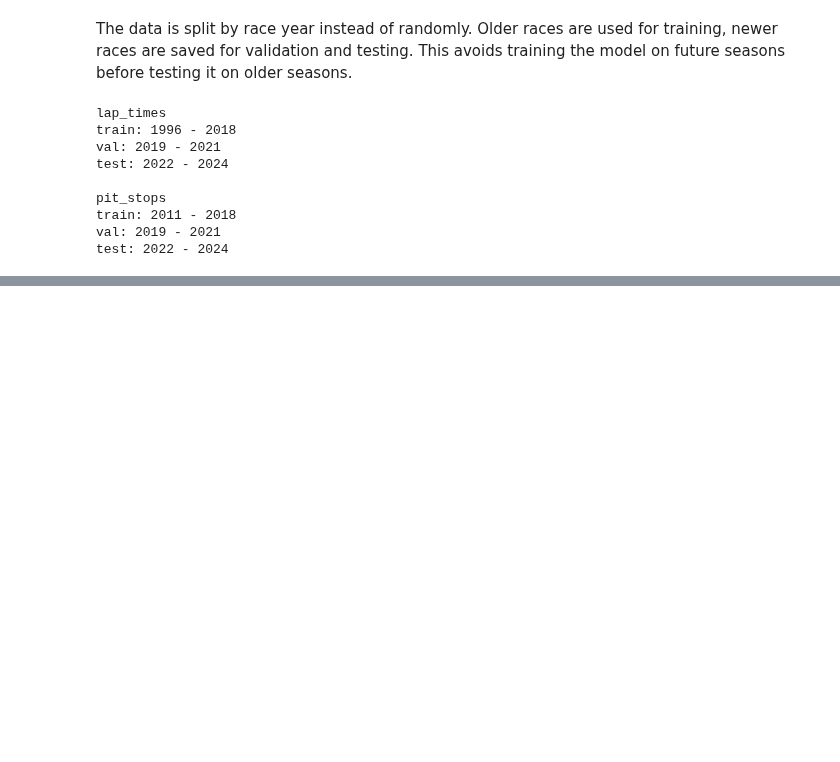
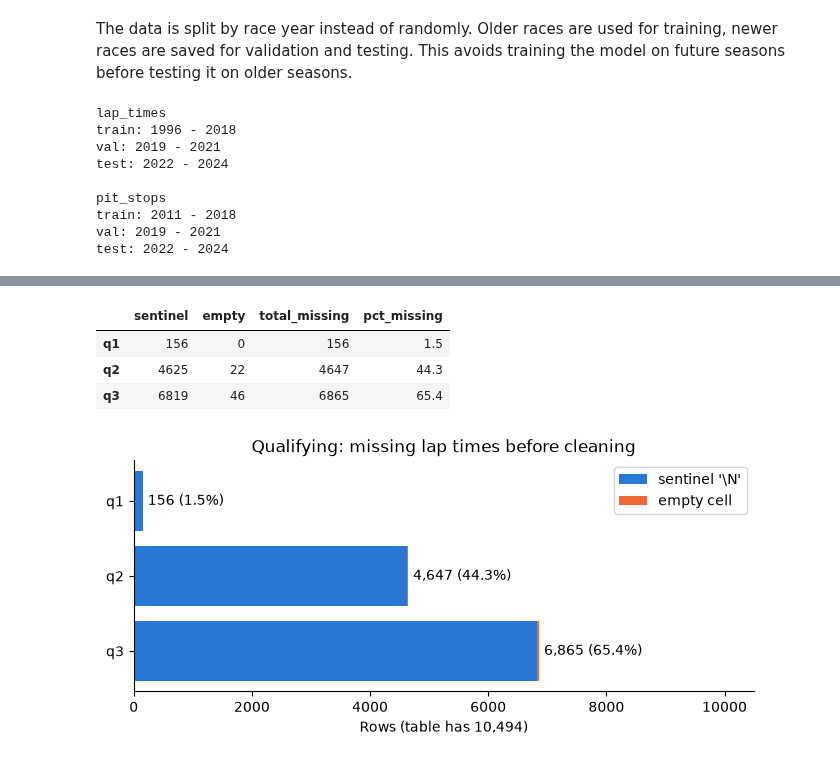
Before and after one commit to amado-888/ACL_Project, a Jupyter notebook: data-cleaning.ipynb, the cells around one changed output, grey strips where cells are left out. Cells and saved outputs as stored; diff of their text form; code cells hidden in the pictures; blank space fills up the shorter version.

```diff
--- a/data-cleaning.ipynb
+++ b/data-cleaning.ipynb
@@ -682,0 +692,8 @@ test: 2022 - 2024
+# %%
+qualifying = qualifying_df.copy()
+sprint_results = sprint_results_df.copy()
+
+SENTINEL = "\\N"
+
+# Fixed colors for all plots in this section
+BLUE, ORANGE, AQUA = "#2a78d6", "#eb6834", "#1baf7a"
@@ -682,0 +707,32 @@ test: 2022 - 2024
+# %%
+def missing_audit(df):
+    audit = pd.DataFrame({
+        "sentinel": df.astype(str).eq(SENTINEL).sum(),
+        "empty": df.isna().sum(),
+    })
+    audit["total_missing"] = audit["sentinel"] + audit["empty"]
+    audit["pct_missing"] = (audit["total_missing"] / len(df) * 100).round(1)
+    return audit[audit["total_missing"] > 0]
+
+q_audit = missing_audit(qualifying)
+q_audit
+# %% [output]
+|  | sentinel | empty | total_missing | pct_missing |
+| q1 | 156 | 0 | 156 | 1.5 |
+| q2 | 4625 | 22 | 4647 | 44.3 |
+| q3 | 6819 | 46 | 6865 | 65.4 |
+# %%
+fig, ax = plt.subplots(figsize=(8, 3))
+ax.barh(q_audit.index, q_audit["sentinel"], color=BLUE, label="sentinel '\\N'")
+ax.barh(q_audit.index, q_audit["empty"], left=q_audit["sentinel"], color=ORANGE, label="empty cell")
+for i, total in enumerate(q_audit["total_missing"]):
+    ax.text(total + 80, i, f"{total:,} ({q_audit['pct_missing'].iloc[i]}%)", va="center")
+ax.set_xlim(0, len(qualifying))
+ax.invert_yaxis()
+ax.set_xlabel(f"Rows (table has {len(qualifying):,})")
+ax.set_title("Qualifying: missing lap times before cleaning")
+ax.legend(loc="upper right")
+sns.despine()
+plt.show()
+# %% [output]
+[figure, added]
```
Also changed, not shown: parts of 35 cells of this notebook, 1 other file.
